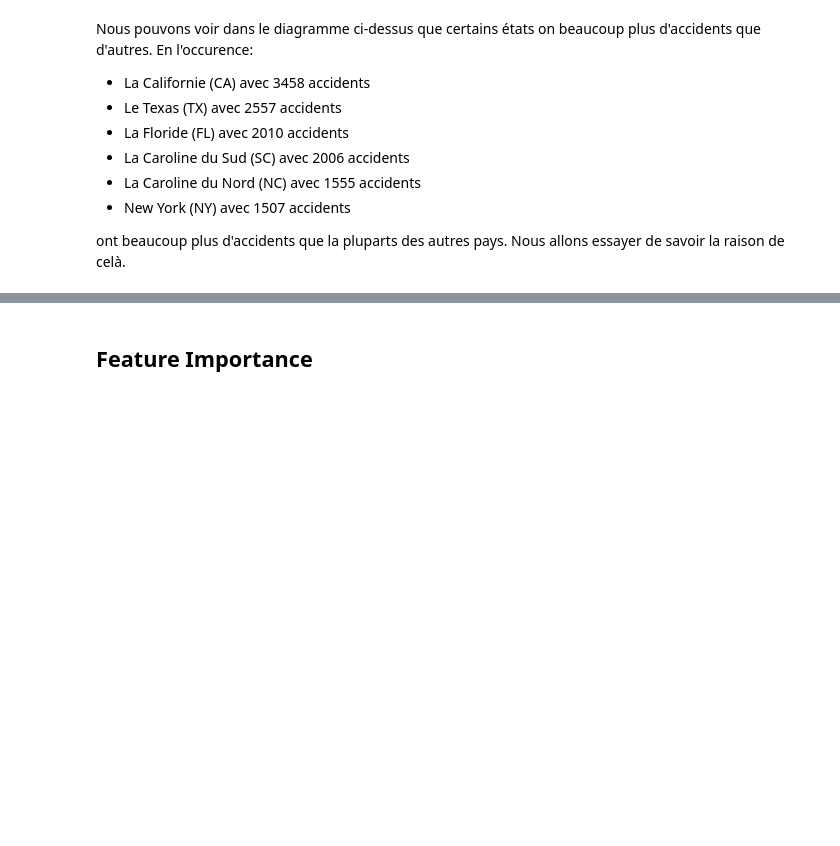
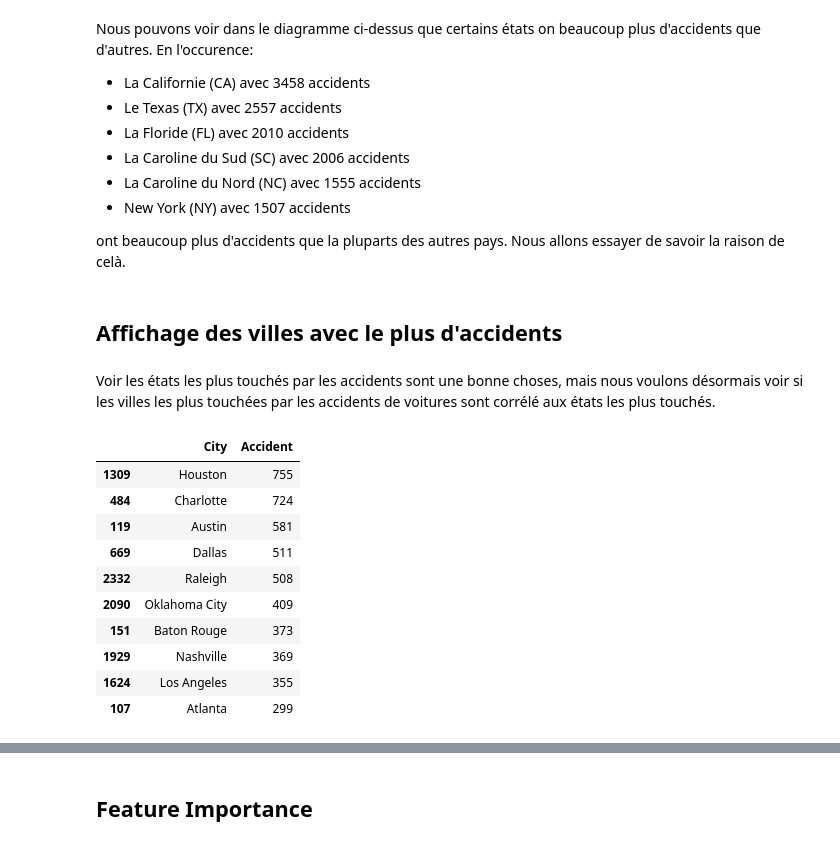
Before and after one commit to alphab2000x/python, a Jupyter notebook: Master2/Projet5/US_Accident.ipynb, the cells around one changed output, grey strips where cells are left out. Saved outputs shown, nothing was run; the diff lists cells and outputs as text; code cells hidden in the pictures; blank space fills up the shorter version.

```diff
--- a/Master2/Projet5/US_Accident.ipynb
+++ b/Master2/Projet5/US_Accident.ipynb
@@ -247,3 +253,33 @@ Nous pouvons voir dans le diagramme ci-dessus que certains états on beaucoup pl
 </ul>
 
 ont beaucoup plus d'accidents que la pluparts des autres pays. Nous allons essayer de savoir la raison de celà.
+# %% [markdown]
+## Affichage des villes avec le plus d'accidents
+# %% [markdown]
+Voir les états les plus touchés par les accidents sont une bonne choses, mais nous voulons désormais voir si les villes les plus touchées par les accidents de voitures sont corrélé aux états les plus touchés.
+# %%
+# Notre objectif est de créer une colonne qui va nous permettre enssuite de faire un calcul afin d'avoir la somme
+#   des 10 villes les plus touchées.
+
+df = accidentNoTransform
+df['Accident'] = df['City'] # On créé notre nouvelle colonne
+df
+
+CityAccident = pd.DataFrame()            # On crée un nouveau dataframe
+CityAccident['City'] = df['City']        # On ajoute à notre dataset la colonne City
+CityAccident['Accident'] = 1             # On ajoute à notre dataset la valeur 1, cela nous permettra de faire la somme des city
+total = CityAccident.groupby(by="City",as_index=False).sum().sort_values(by="Accident", ascending=False) # On groupe tout nos country en en fonction de la somme de nos class par ordre décroissant
+
+total.head(10)                                            # On affiche le total
+# %% [output]
+|  | City | Accident |
+| 1309 | Houston | 755 |
+| 484 | Charlotte | 724 |
+| 119 | Austin | 581 |
+| 669 | Dallas | 511 |
+| 2332 | Raleigh | 508 |
+| 2090 | Oklahoma City | 409 |
+| 151 | Baton Rouge | 373 |
+| 1929 | Nashville | 369 |
+| 1624 | Los Angeles | 355 |
+| 107 | Atlanta | 299 |
```
Also changed, not shown: parts of 19 cells of this notebook.
